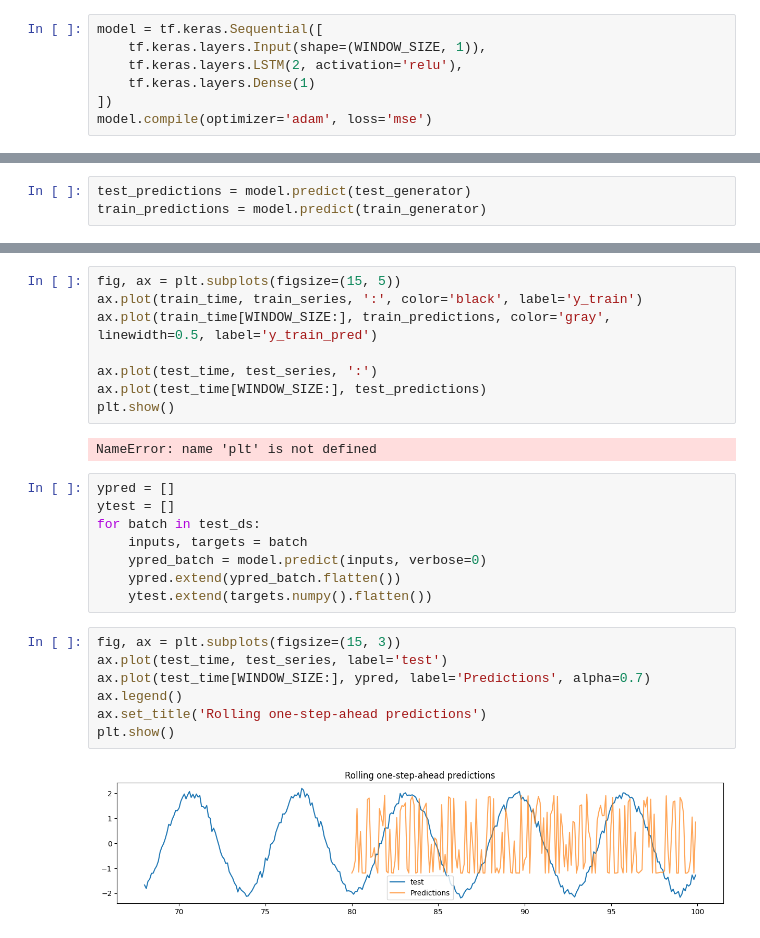
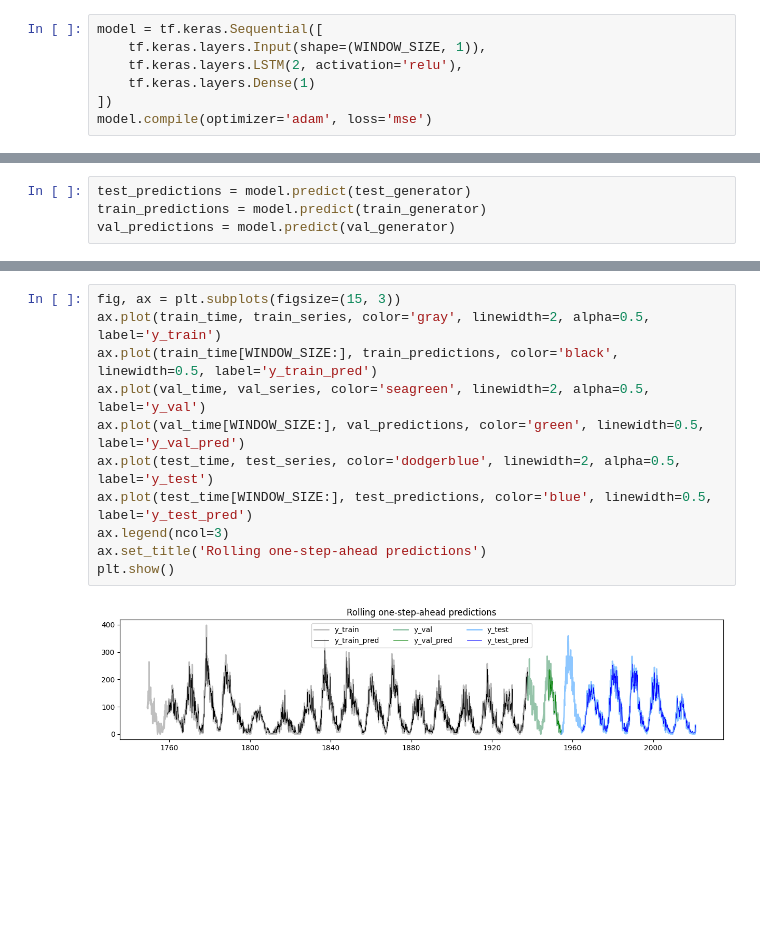
Before and after one commit to robetatis/study_notes_ml, a Jupyter notebook: sunspots.ipynb, the cells around one changed output, grey strips where cells are left out. Drawn from its saved outputs; the diff is of its cells as text; blank space fills up the shorter version.

```diff
--- a/sunspots.ipynb
+++ b/sunspots.ipynb
@@ -103,4 +119,5 @@ plt.show()
 # %%
 test_predictions = model.predict(test_generator)
 train_predictions = model.predict(train_generator)
+val_predictions = model.predict(val_generator)
 # %% [output]
@@ -108,27 +127,13 @@ NameError: name 'model' is not defined
 # %%
-fig, ax = plt.subplots(figsize=(15, 5))
-ax.plot(train_time, train_series, ':', color='black', label='y_train')
-ax.plot(train_time[WINDOW_SIZE:], train_predictions, color='gray', linewidth=0.5, label='y_train_pred')
-
-ax.plot(test_time, test_series, ':')
-ax.plot(test_time[WINDOW_SIZE:], test_predictions)
+fig, ax = plt.subplots(figsize=(15, 3))
+ax.plot(train_time, train_series, color='gray', linewidth=2, alpha=0.5, label='y_train')
+ax.plot(train_time[WINDOW_SIZE:], train_predictions, color='black', linewidth=0.5, label='y_train_pred')
+ax.plot(val_time, val_series, color='seagreen', linewidth=2, alpha=0.5, label='y_val')
+ax.plot(val_time[WINDOW_SIZE:], val_predictions, color='green', linewidth=0.5, label='y_val_pred')
+ax.plot(test_time, test_series, color='dodgerblue', linewidth=2, alpha=0.5, label='y_test')
+ax.plot(test_time[WINDOW_SIZE:], test_predictions, color='blue', linewidth=0.5, label='y_test_pred')
+ax.legend(ncol=3)
+ax.set_title('Rolling one-step-ahead predictions')
 plt.show()
 # %% [output]
-NameError: name 'plt' is not defined
+[figure, added]
-# %%
-ypred = []
-ytest = []
-for batch in test_ds:
-    inputs, targets = batch
-    ypred_batch = model.predict(inputs, verbose=0)
-    ypred.extend(ypred_batch.flatten())
-    ytest.extend(targets.numpy().flatten())
-# %%
-fig, ax = plt.subplots(figsize=(15, 3))
-ax.plot(test_time, test_series, label='test')
-ax.plot(test_time[WINDOW_SIZE:], ypred, label='Predictions', alpha=0.7)
-ax.legend()
-ax.set_title('Rolling one-step-ahead predictions')
-plt.show()
-# %% [output]
-[figure, removed]
```
Also changed, not shown: parts of 4 cells of this notebook, 1 other file.
